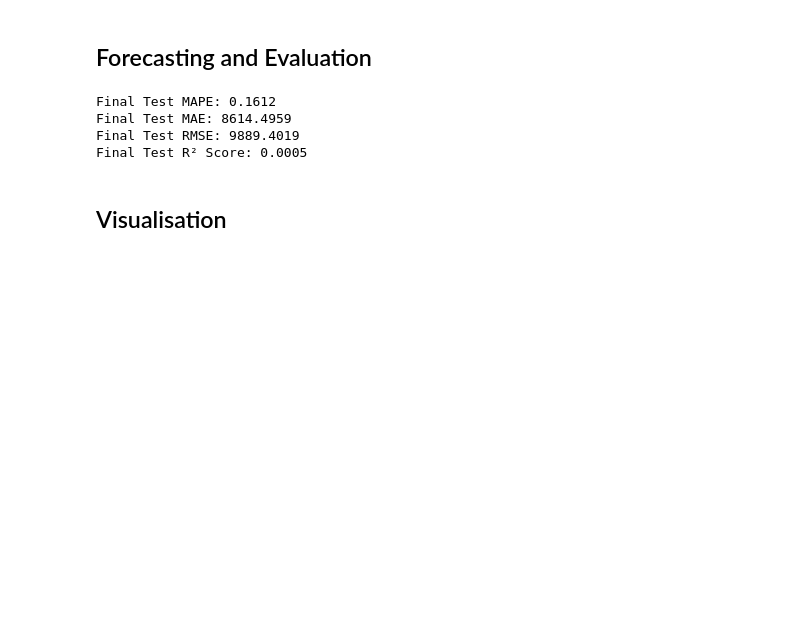
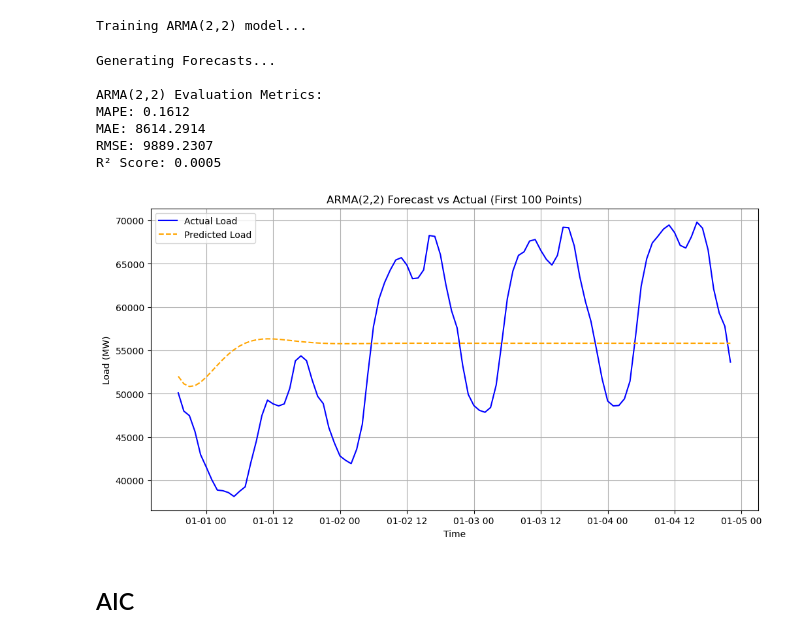
Before and after one commit to 333Rayyan/Electricity-Forecasting, a Jupyter notebook: arma.ipynb, the cells around one changed output. Drawn from its saved outputs; the diff is of its cells as text; code cells hidden in the pictures; blank space fills up the shorter version.

```diff
--- a/arma.ipynb
+++ b/arma.ipynb
@@ -82,24 +87,45 @@ Skipping (p=4, q=1) due to timeout (10.35s)
-# %% [markdown]
-## Forecasting and Evaluation
-# %%
-# Forecast for the test set
-forecast = arma_fit.forecast(steps=len(test))
-forecast_series = pd.Series(forecast, index=test.index)
-
-# Evaluation Metrics
-arma_mape = mape(test, forecast_series)
-arma_mae = mean_absolute_error(test, forecast_series)
-arma_rmse = np.sqrt(mean_squared_error(test, forecast_series))
-arma_r2 = r2_score(test, forecast_series)
-
-print(f"\nFinal Test MAPE: {arma_mape:.4f}")
-print(f"Final Test MAE: {arma_mae:.4f}")
-print(f"Final Test RMSE: {arma_rmse:.4f}")
-print(f"Final Test R² Score: {arma_r2:.4f}")
-# %% [output]
-Final Test MAPE: 0.1612
-Final Test MAE: 8614.4959
-Final Test RMSE: 9889.4019
-Final Test R² Score: 0.0005
+# %%
+# ARMA(2,2) model based on ACF/PACF
+print("Training ARMA(2,2) model...")
+arma_model = ARIMA(train, order=(2, 0, 2))
+arma_fit = arma_model.fit()
+
+# Forecast
+print("Generating Forecasts...")
+forecast = arma_fit.forecast(steps=len(test))
+forecast_series = pd.Series(forecast, index=test.index)
+
+# Evaluation
+mape_score = mape(test, forecast_series)
+mae_score = mean_absolute_error(test, forecast_series)
+rmse_score = np.sqrt(mean_squared_error(test, forecast_series))
+r2 = r2_score(test, forecast_series)
+
+print("\nARMA(2,2) Evaluation Metrics:")
+print(f"MAPE: {mape_score:.4f}")
+print(f"MAE: {mae_score:.4f}")
+print(f"RMSE: {rmse_score:.4f}")
+print(f"R² Score: {r2:.4f}")
+
+# Plot Predictions vs Actual for First 100 Points
+plt.figure(figsize=(12, 6))
+plt.plot(test[:100], label="Actual Load", color="blue")
+plt.plot(forecast_series[:100], label="Predicted Load", color="orange", linestyle="dashed")
+plt.title("ARMA(2,2) Forecast vs Actual (First 100 Points)")
+plt.xlabel("Time")
+plt.ylabel("Load (MW)")
+plt.legend()
+plt.grid(True)
+plt.show()
+# %% [output]
+Training ARMA(2,2) model...
+Generating Forecasts...
+
+ARMA(2,2) Evaluation Metrics:
+MAPE: 0.1612
+MAE: 8614.2914
+RMSE: 9889.2307
+R² Score: 0.0005
+[figure, added]
 # %% [markdown]
-## Visualisation
+## AIC
```
Also changed, not shown: parts of 15 cells of this notebook, 6 other files.
